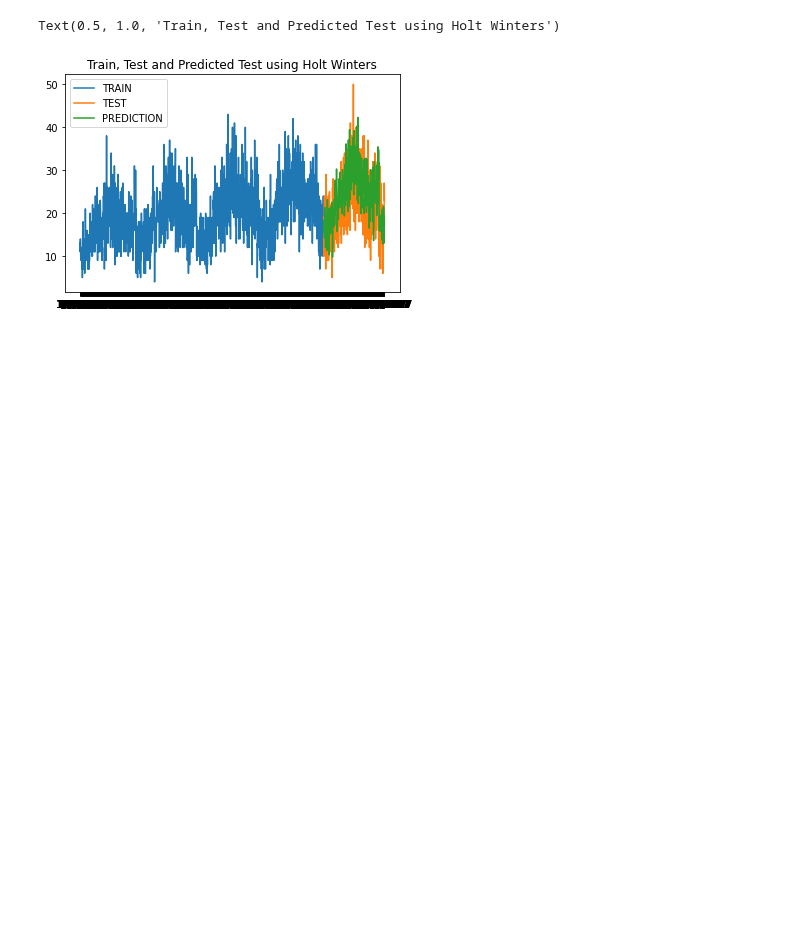
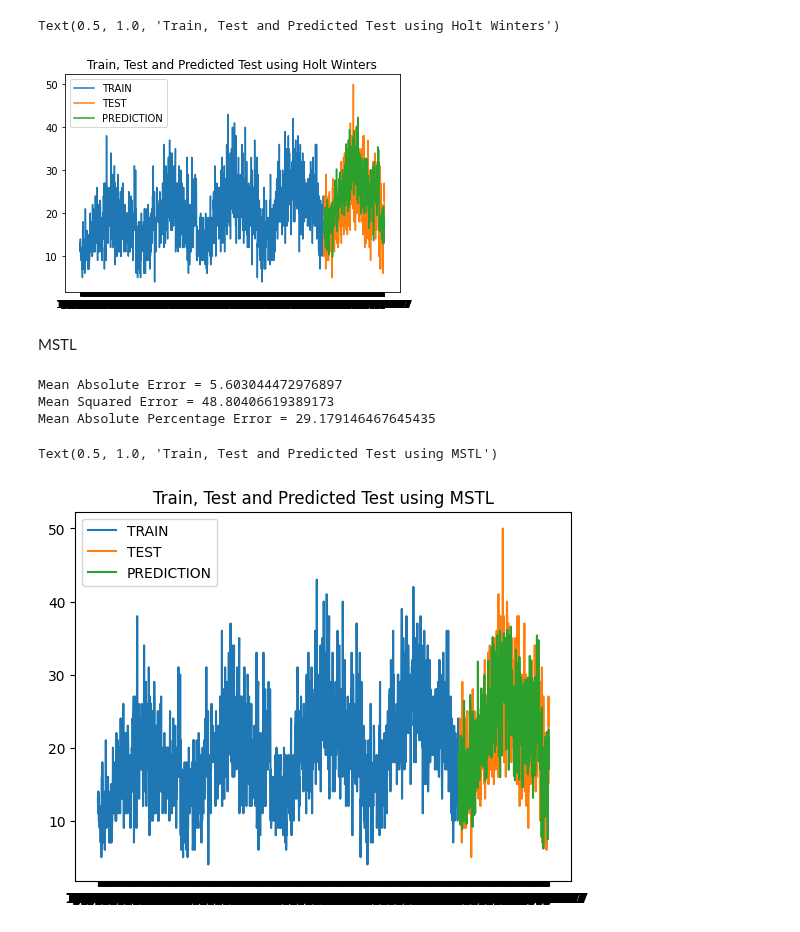
Before and after one commit to ogut77/DataScience, a Jupyter notebook: Store.ipynb, the cells around one changed output. Drawn from its saved outputs; the diff is of its cells as text; code cells hidden in the pictures; blank space fills up the shorter version.

```diff
--- a/Store.ipynb
+++ b/Store.ipynb
@@ -105,3 +105,5 @@ plt.title('Train, Test and Predicted Test using Holt Winters')
 # %% [output]
 Text(0.5, 1.0, 'Train, Test and Predicted Test using Holt Winters')
 [figure]
+# %% [markdown]
+MSTL
@@ -107,0 +112,36 @@ Text(0.5, 1.0, 'Train, Test and Predicted Test using Holt Winters')
+# %%
+from statsforecast.models import MSTL,AutoARIMA
+from statsforecast.utils import AirPassengers as ap
+
+
+mstl_model = MSTL(season_length=[7, 365])
+mstl_model = mstl_model.fit(y=y_to_train['sales'])
+y_hat_dict = mstl_model.predict(h=365)
+ypred=pd.DataFrame(y_hat_dict)
+# %%
+ypred2=ypred.set_index(y_to_test.index)
+# %%
+#Evaluate forecasting Performance
+from sklearn.metrics import mean_absolute_error,mean_squared_error
+print(f'Mean Absolute Error = {mean_absolute_error(y_to_test,ypred2)}')
+print(f'Mean Squared Error = {mean_squared_error(y_to_test,ypred2)}')
+import numpy as np
+def mape(actual,pred):
+    return np.mean(np.abs((actual - pred) / actual)) * 100
+print(f'Mean Absolute Percentage Error = {mape(np.array(y_to_test),np.array(ypred2) )}')
+# %% [output]
+Mean Absolute Error = 5.603044472976897
+Mean Squared Error = 48.80406619389173
+Mean Absolute Percentage Error = 29.179146467645435
+# %%
+plt.plot(y_to_train,label='TRAIN')
+plt.plot(y_to_test,label='TEST')
+test_predictions=pd.DataFrame(ypred2)
+ni=y_to_test.index
+test_predictions=test_predictions.set_index(ni)
+plt.plot(test_predictions,label='PREDICTION')
+plt.legend(loc="upper left")
+plt.title('Train, Test and Predicted Test using MSTL')
+# %% [output]
+Text(0.5, 1.0, 'Train, Test and Predicted Test using MSTL')
+[figure, added]
```
Also changed, not shown: parts of 3 cells of this notebook.
